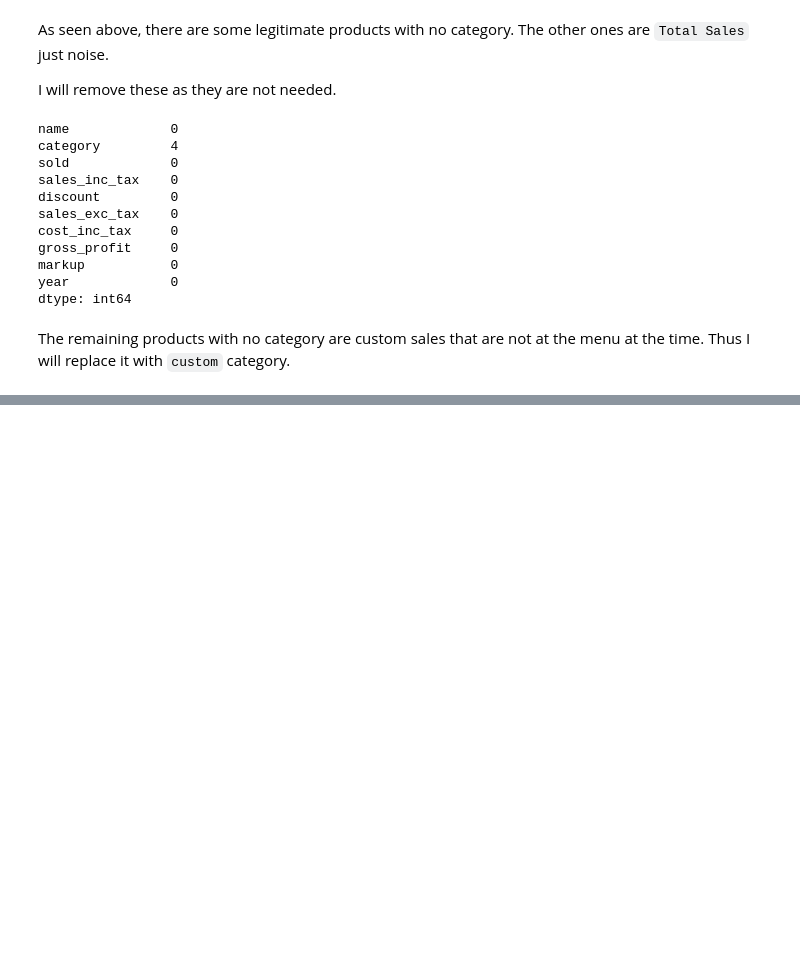
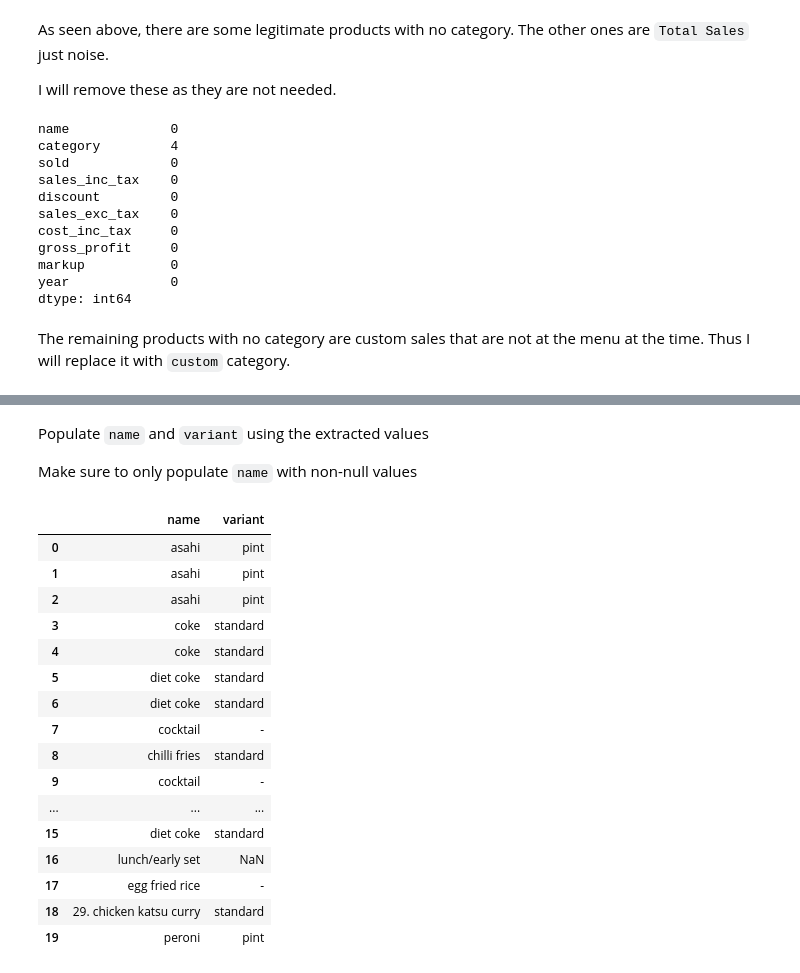
Before and after one commit to lestherll/restaurant-data-analytics, a Jupyter notebook: data_cleaning.ipynb, the cells around one changed output, grey strips where cells are left out. Cells and saved outputs as stored; diff of their text form; code cells hidden in the pictures; blank space fills up the shorter version.

```diff
--- a/data_cleaning.ipynb
+++ b/data_cleaning.ipynb
@@ -321,0 +318,3 @@ df[df.category.str.lower().str.contains("cocktail")]
+# %%
+product = df.name.str.extract("(?P<name>.+)\((?P<variant>.+)\)")
+product.tail()
@@ -321,0 +350,26 @@ df[df.category.str.lower().str.contains("cocktail")]
+# %% [markdown]
+Populate `name` and `variant` using the extracted values
+
+Make sure to only populate `name` with non-null values
+# %%
+df["variant"] = product.variant
+df.loc[product[product.name.notna()].index, "name"] = product[product.name.notna()].name
+df[["name", "variant"]].head(20)
+# %% [output]
+|  | name | variant |
+| 0 | asahi | pint |
+| 1 | asahi | pint |
+| 2 | asahi | pint |
+| 3 | coke | standard |
+| 4 | coke | standard |
+| 5 | diet coke | standard |
+| 6 | diet coke | standard |
+| 7 | cocktail | - |
+| 8 | chilli fries | standard |
+| 9 | cocktail | - |
+| ... | ... | ... |
+| 15 | diet coke | standard |
+| 16 | lunch/early set | NaN |
+| 17 | egg fried rice | - |
+| 18 | 29. chicken katsu curry | standard |
+| 19 | peroni | pint |
```
Also changed, not shown: parts of 16 cells of this notebook.
